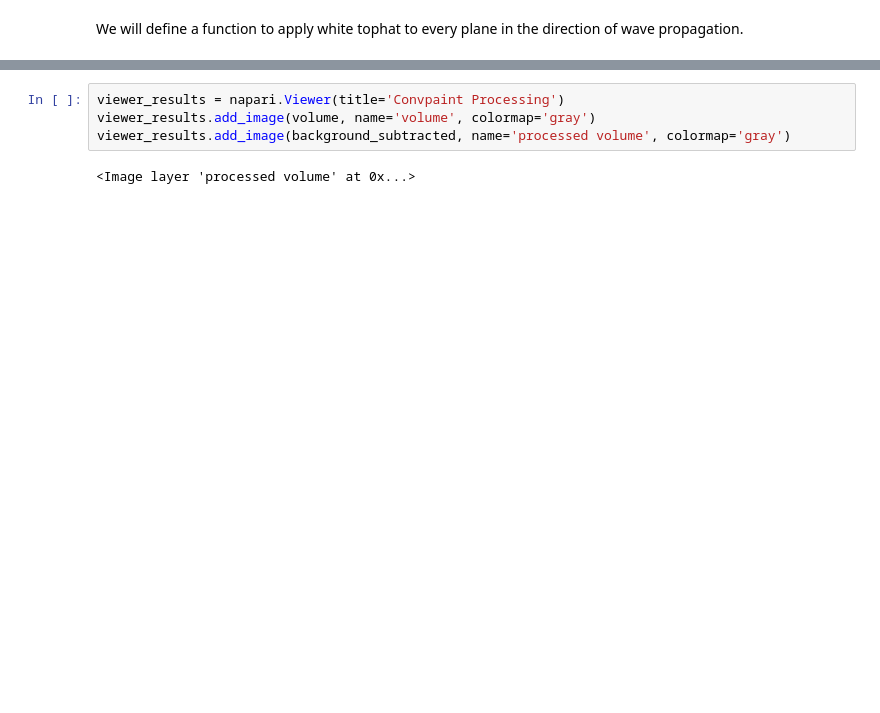
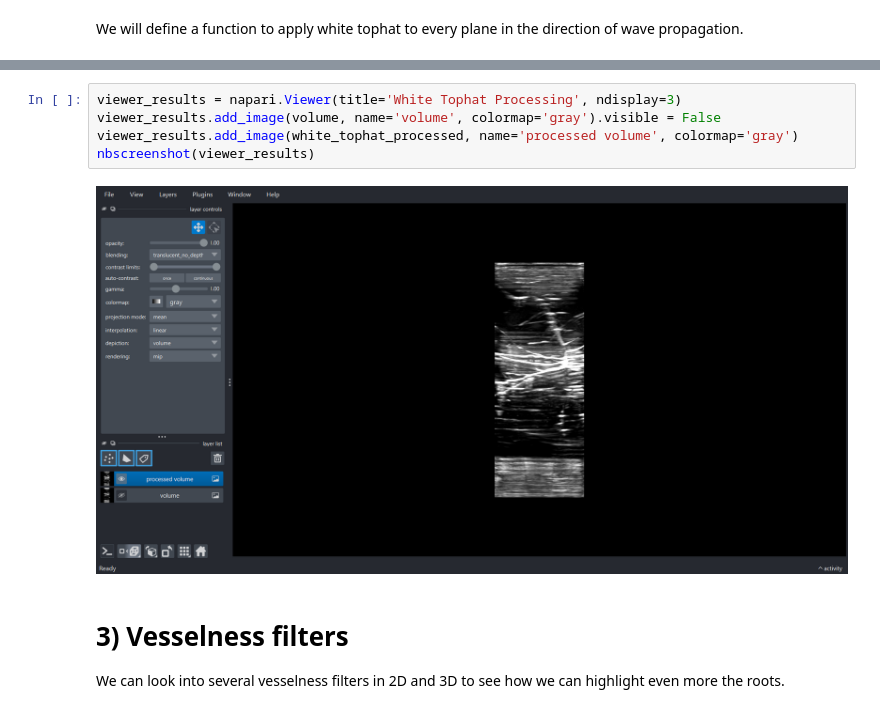
Before and after one commit to acorbat/eco-root, a Jupyter notebook: exploration/preprocessing_analysis.ipynb, the cells around one changed output, grey strips where cells are left out. Drawn from its saved outputs; the diff is of its cells as text; blank space fills up the shorter version.

Commit message:
feat: add several preprocessing steps to notebook

```diff
--- a/exploration/preprocessing_analysis.ipynb
+++ b/exploration/preprocessing_analysis.ipynb
@@ -137,6 +118,11 @@ white_tophat_processed = process_white_tophat(background_subtracted, footprint =
-# %%
-viewer_results = napari.Viewer(title='Convpaint Processing')
-viewer_results.add_image(volume, name='volume', colormap='gray')
-viewer_results.add_image(background_subtracted, name='processed volume', colormap='gray')
-# %% [output]
-<Image layer 'processed volume' at 0x...>
+# %%
+viewer_results = napari.Viewer(title='White Tophat Processing', ndisplay=3)
+viewer_results.add_image(volume, name='volume', colormap='gray').visible = False
+viewer_results.add_image(white_tophat_processed, name='processed volume', colormap='gray')
+nbscreenshot(viewer_results)
+# %% [output]
+[figure, added]
+# %% [markdown]
+# 3) Vesselness filters
+
+We can look into several vesselness filters in 2D and 3D to see how we can highlight even more the roots.
```
Also changed, not shown: parts of 18 cells of this notebook.
